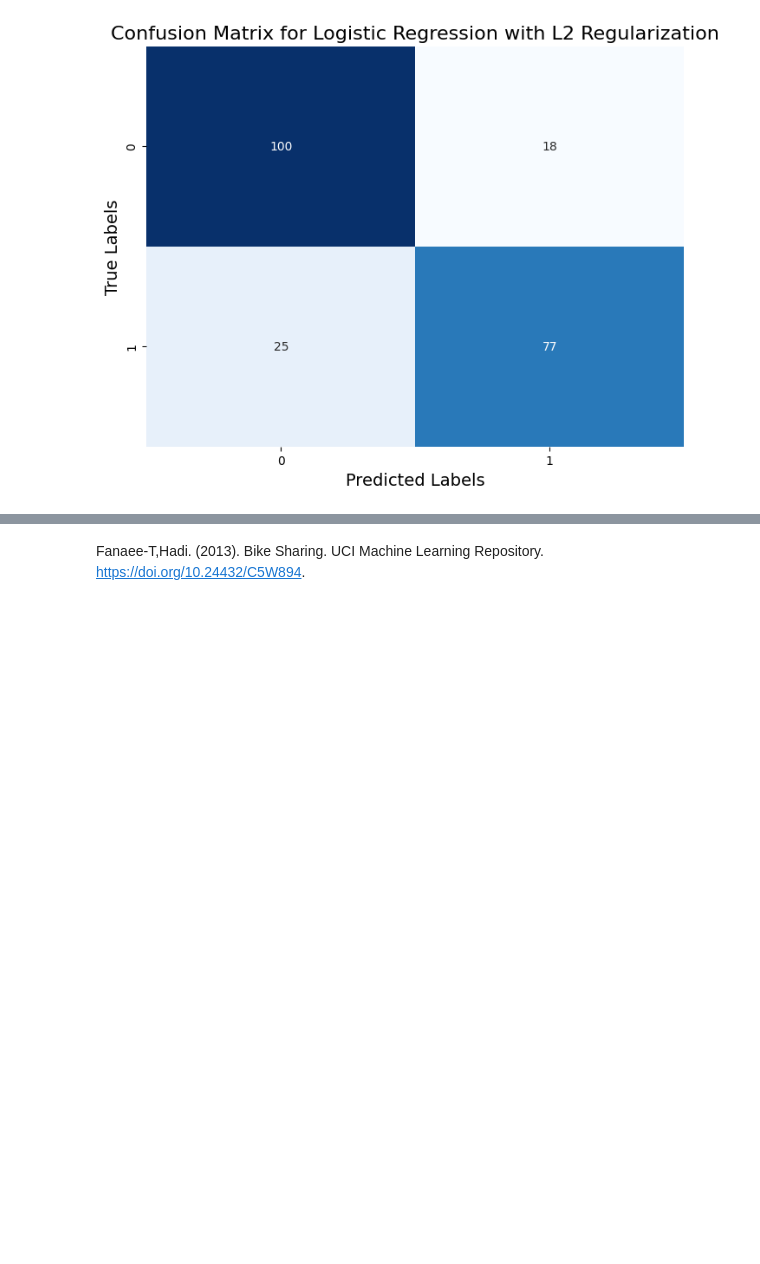
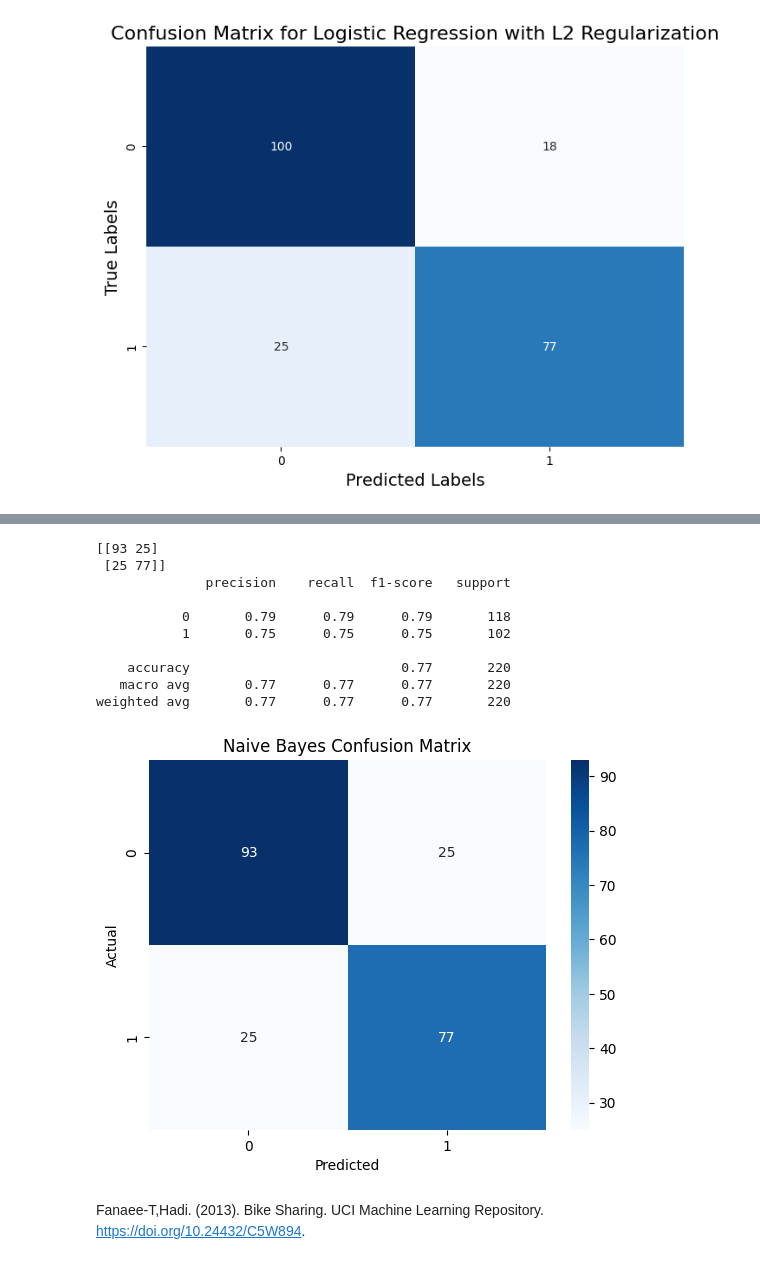
Before and after one commit to s9b/bike-rental-and-sharing-analysis, a Jupyter notebook: bike_rental_and_sharing_analysis.ipynb, the cells around one changed output, grey strips where cells are left out. Drawn from its saved outputs; the diff is of its cells as text; code cells hidden in the pictures; blank space fills up the shorter version.

Commit message:
Applied SVC and Naive Bayes

```diff
--- a/bike_rental_and_sharing_analysis.ipynb
+++ b/bike_rental_and_sharing_analysis.ipynb
@@ -488,2 +536,35 @@ Test Accuracy: 0.8045454545454546
+# %%
+from sklearn.naive_bayes import GaussianNB
+from sklearn.metrics import classification_report, confusion_matrix
+
+# Train the Naive Bayes model
+nb_model = GaussianNB()
+nb_model.fit(X_train, y_train)
+
+# Make predictions
+y_pred_nb = nb_model.predict(X_test)
+
+# Evaluate the model
+print(confusion_matrix(y_test, y_pred_nb))
+print(classification_report(y_test, y_pred_nb))
+
+# Plot the confusion matrix
+sns.heatmap(confusion_matrix(y_test, y_pred_nb), annot=True, fmt='d', cmap='Blues')
+plt.xlabel('Predicted')
+plt.ylabel('Actual')
+plt.title('Naive Bayes Confusion Matrix')
+plt.show()
+# %% [output]
+[[93 25]
+ [25 77]]
+              precision    recall  f1-score   support
+
+           0       0.79      0.79      0.79       118
+           1       0.75      0.75      0.75       102
+
+    accuracy                           0.77       220
+   macro avg       0.77      0.77      0.77       220
+weighted avg       0.77      0.77      0.77       220
+[figure, added]
 # %% [markdown]
 Fanaee-T,Hadi. (2013). Bike Sharing. UCI Machine Learning Repository. https://doi.org/10.24432/C5W894.
```
Also changed, not shown: parts of 4 cells of this notebook.
